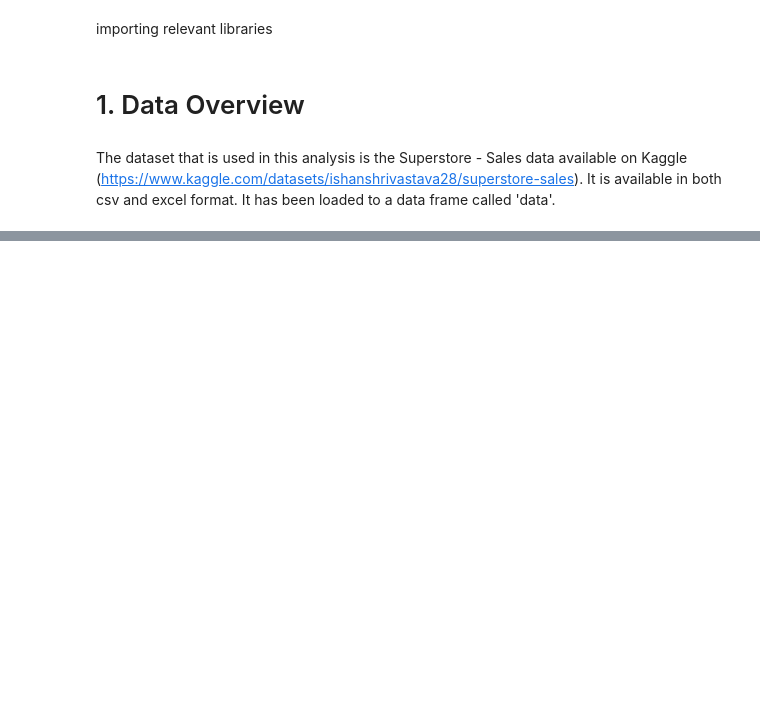
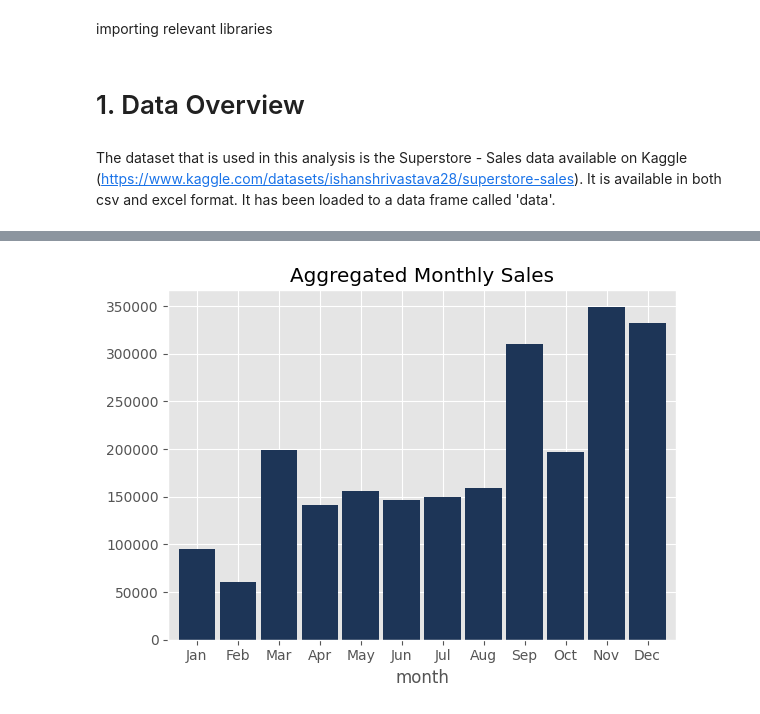
Before and after one commit to mantra0519/Retail_store_analysis, a Jupyter notebook: store_analysis.ipynb, the cells around one changed output, grey strips where cells are left out. Cells and saved outputs as stored; diff of their text form; code cells hidden in the pictures; blank space fills up the shorter version.

```diff
--- a/store_analysis.ipynb
+++ b/store_analysis.ipynb
@@ -37,0 +266,9 @@ data.head(3)
+# %%
+data.groupby('month')['Sales'].sum().plot(kind='bar',color='#1d3557',figsize=(6,4.5),width=.89)
+plt.title('Aggregated Monthly Sales')
+plt.xticks(ticks=np.arange(0,12,1),labels=['Jan','Feb','Mar','Apr','May','Jun','Jul','Aug','Sep','Oct','Nov','Dec'],rotation=0)
+
+plt.tight_layout()
+plt.show()
+# %% [output]
+[figure, added]
```
Also changed, not shown: parts of 30 cells of this notebook.
